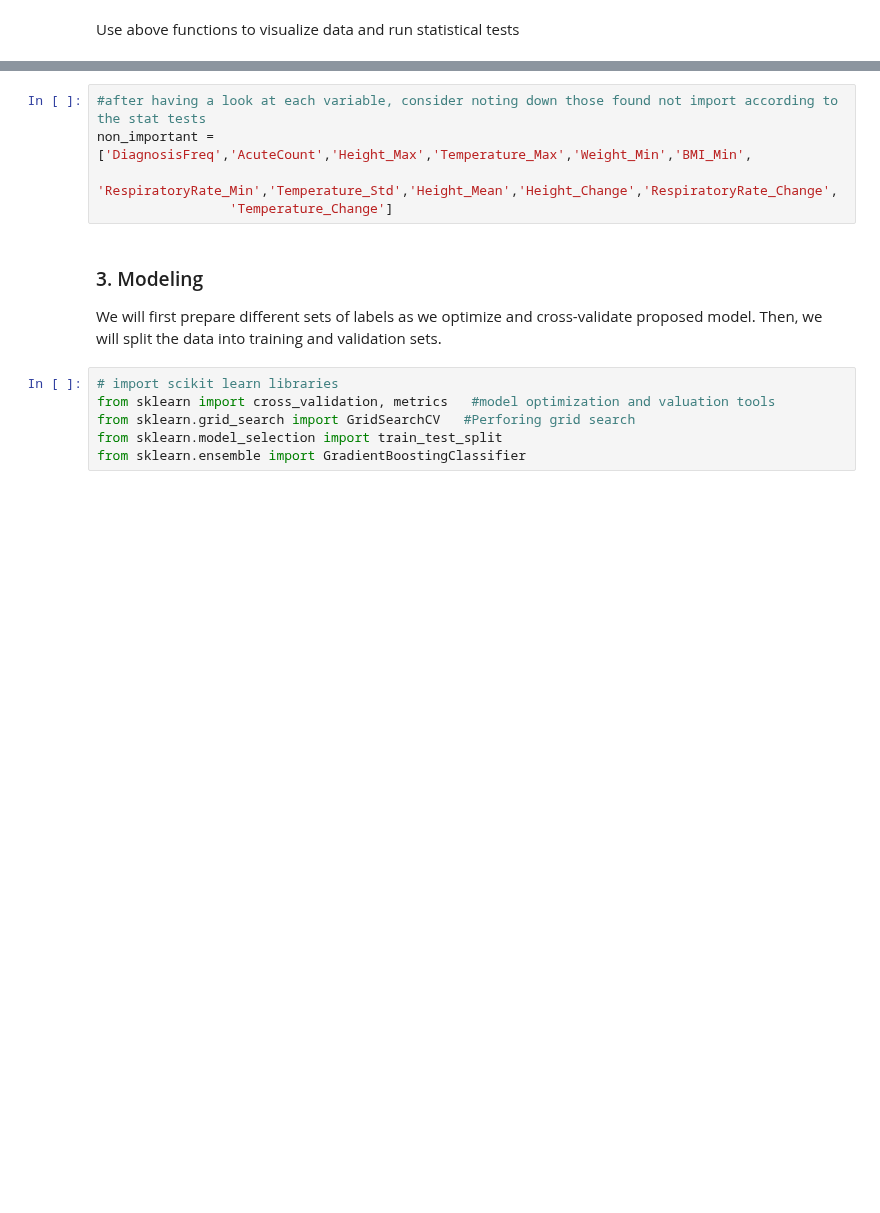
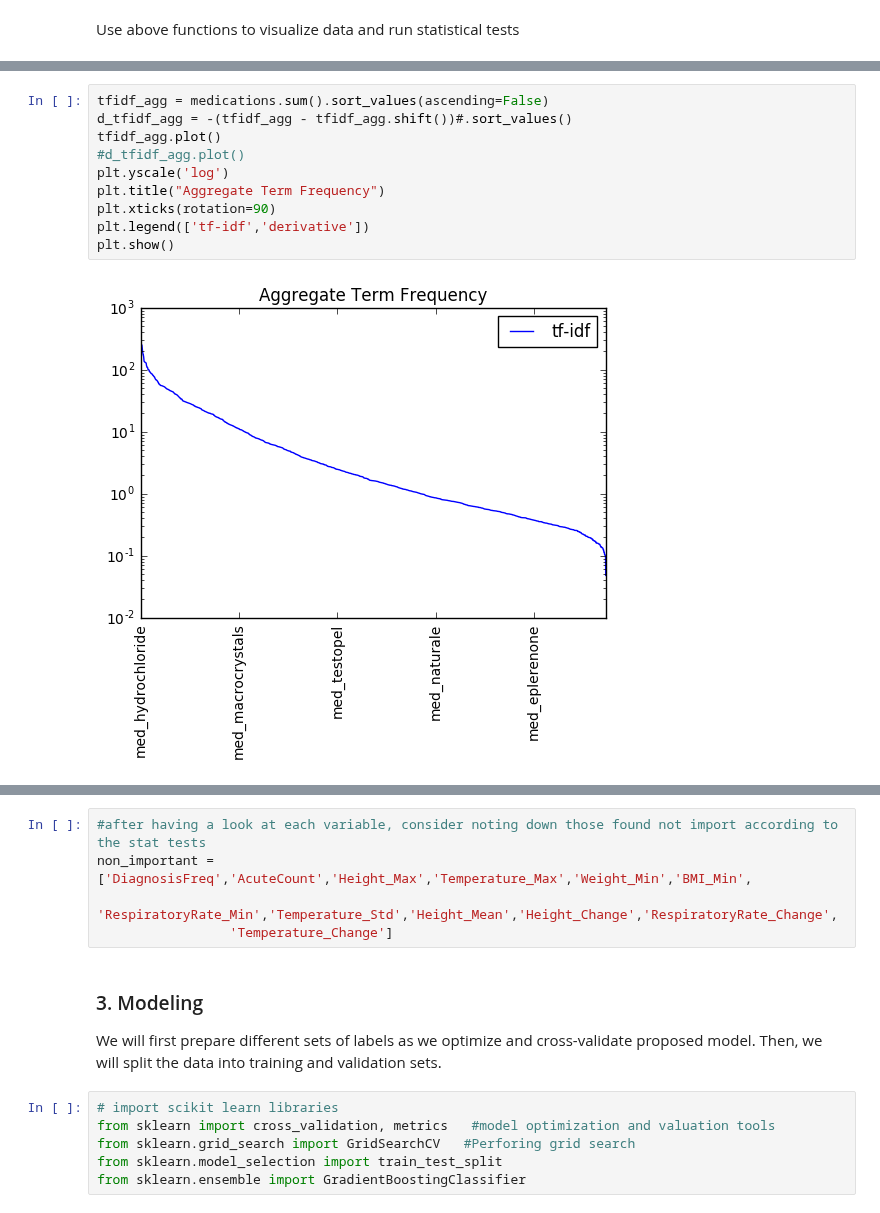
Before and after one commit to kthouz/Diabetes-PracticeFusion, a Jupyter notebook: 3_EDA & Model Building.ipynb, the cells around one changed output, grey strips where cells are left out. Saved outputs shown, nothing was run; the diff lists cells and outputs as text; blank space fills up the shorter version.

```diff
--- a/3_EDA & Model Building.ipynb
+++ b/3_EDA & Model Building.ipynb
@@ -125,0 +133,12 @@ plt.show()
+# %%
+tfidf_agg = medications.sum().sort_values(ascending=False)
+d_tfidf_agg = -(tfidf_agg - tfidf_agg.shift())#.sort_values()
+tfidf_agg.plot()
+#d_tfidf_agg.plot()
+plt.yscale('log')
+plt.title("Aggregate Term Frequency")
+plt.xticks(rotation=90)
+plt.legend(['tf-idf','derivative'])
+plt.show()
+# %% [output]
+[figure, added]
```
Also changed, not shown: parts of 12 cells of this notebook.
